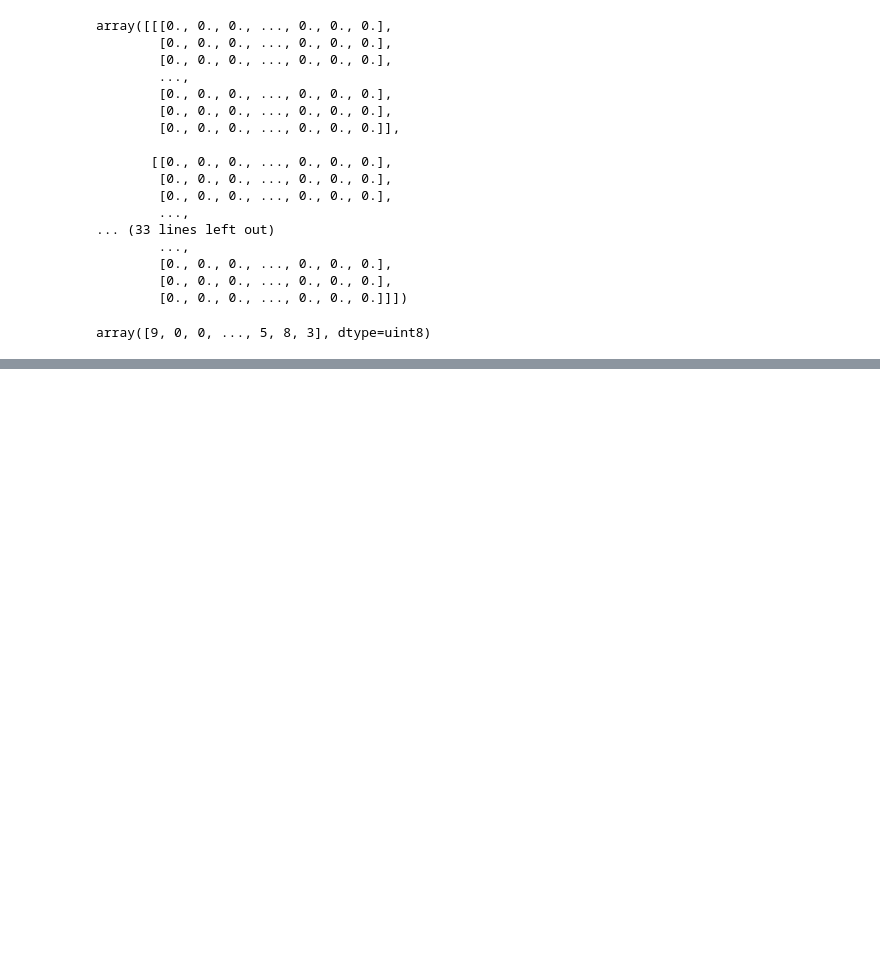
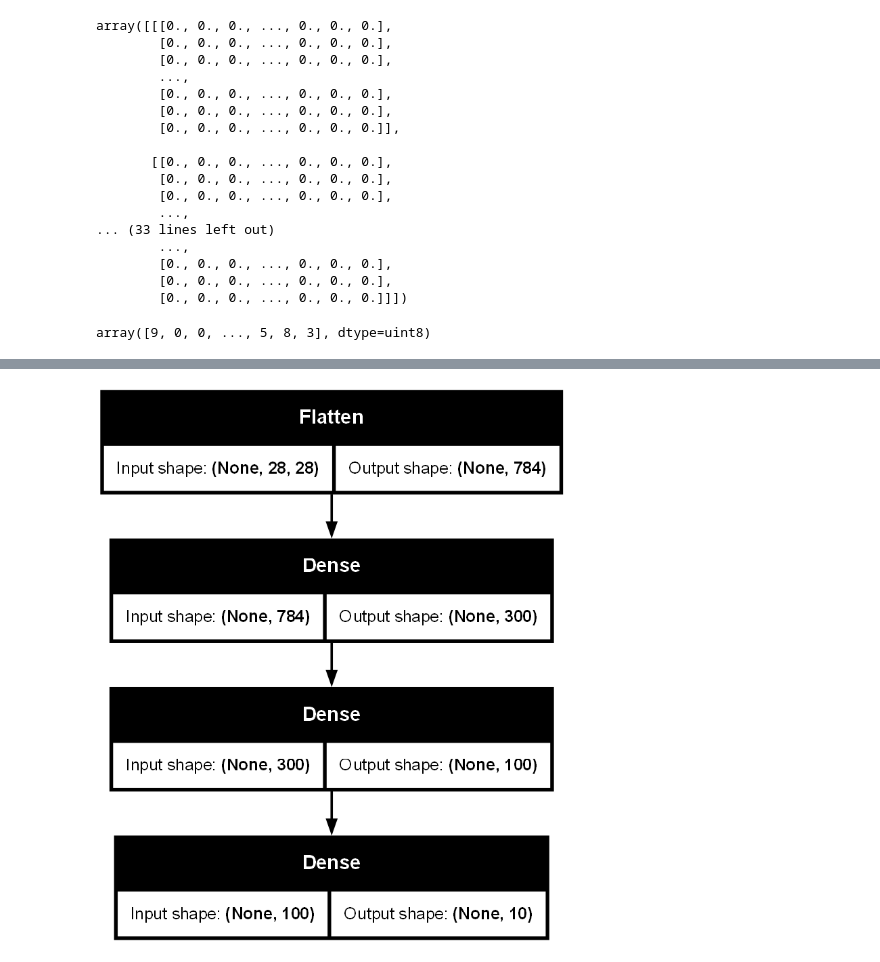
Before and after one commit to Mansish-101M99/Machine_Learning_use_MM, a Jupyter notebook: Artificial_NN/image_clsf.ipynb, the cells around one changed output, grey strips where cells are left out. Saved outputs shown, nothing was run; the diff lists cells and outputs as text; code cells hidden in the pictures; blank space fills up the shorter version.

Commit message:
Neural network sequencing of model, & weight-bias distribution in layers

```diff
--- a/Artificial_NN/image_clsf.ipynb
+++ b/Artificial_NN/image_clsf.ipynb
@@ -79,0 +86,20 @@ array([9, 0, 0, ..., 5, 8, 3], dtype=uint8)
+# %%
+# Sequential model object
+model = keras.models.Sequential([
+    keras.layers.Input(shape=(28,28)),   # Input layer; making the 2D array to a 1D format for input layer
+    keras.layers.Flatten(),
+    keras.layers.Dense(300, activation='relu'),  # Hidden layer 1; with 300 neurons and ReLU activation function  _| 0 for -ve values & |
+    keras.layers.Dense(100, activation='relu'),  # Hidden layer 2; with 100 neurons and ReLU activation function   | 1 for +ve values.  |
+    keras.layers.Dense(10, activation='softmax')
+    # Output layer; with 10 neurons and softmax activation function for exclusive class classification
+])
+
+##  OR --
+# model = keras.models.Sequential()
+# model.add(keras.layers.Flatten(input_shape=[28, 28]))     # Input layer; making the 2D array to a 1D format for input layer
+# model.add(keras.layers.Dense(300, activation='relu'))     # Hidden layer 1; with 300 neurons and ReLU activation function  _| 0 for -ve values & |
+# model.add(keras.layers.Dense(100, activation='relu'))     # Hidden layer 2; with 100 neurons and ReLU activation function   | 1 for +ve values.  |
+# model.add(keras.layers.Dense(10, activation='softmax'))   # Output layer; with 10 neurons and softmax activation function for exclusive class classification
+
+
+model.summary()
@@ -79,0 +122,9 @@ array([9, 0, 0, ..., 5, 8, 3], dtype=uint8)
+# %%
+import pydot
+from IPython.display import Image
+
+# keras.utils.plot_model(model, show_shapes=True, show_layer_names=True, to_file='model.png')
+keras.utils.plot_model(model, show_shapes=True, to_file='model.png', dpi=130)
+Image('model.png')
+# %% [output]
+[figure, added]
```
Also changed, not shown: parts of 16 cells of this notebook, 1 other file.
